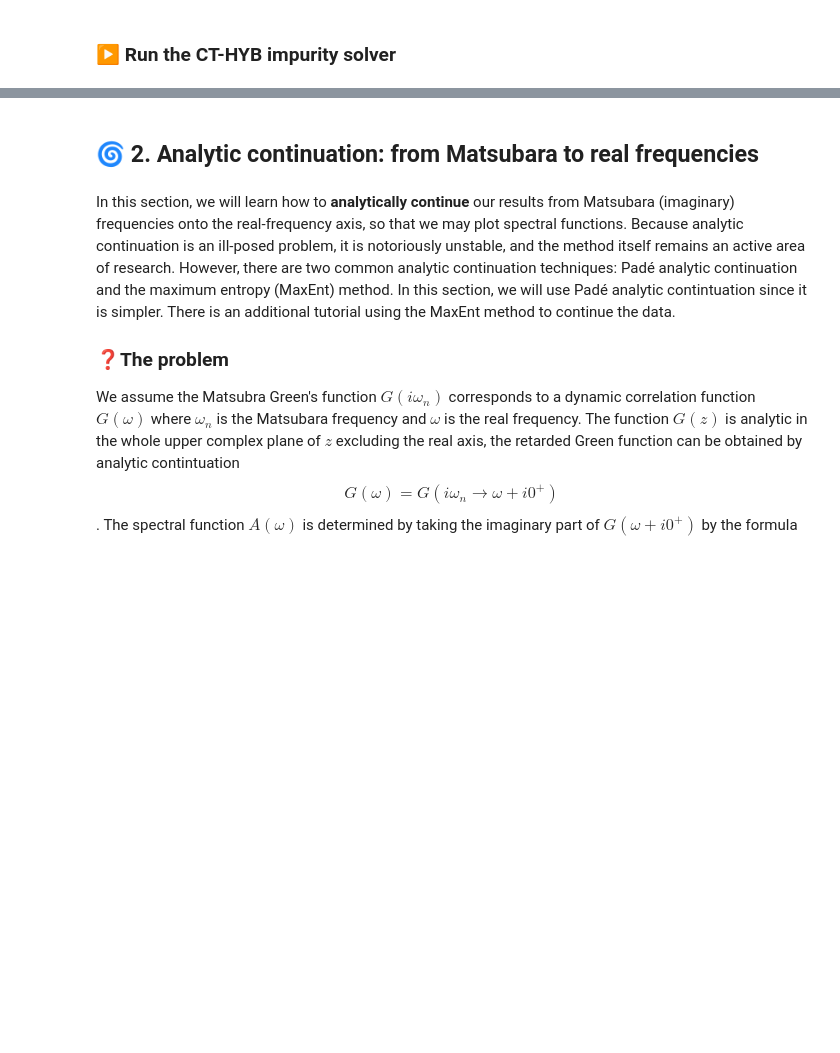
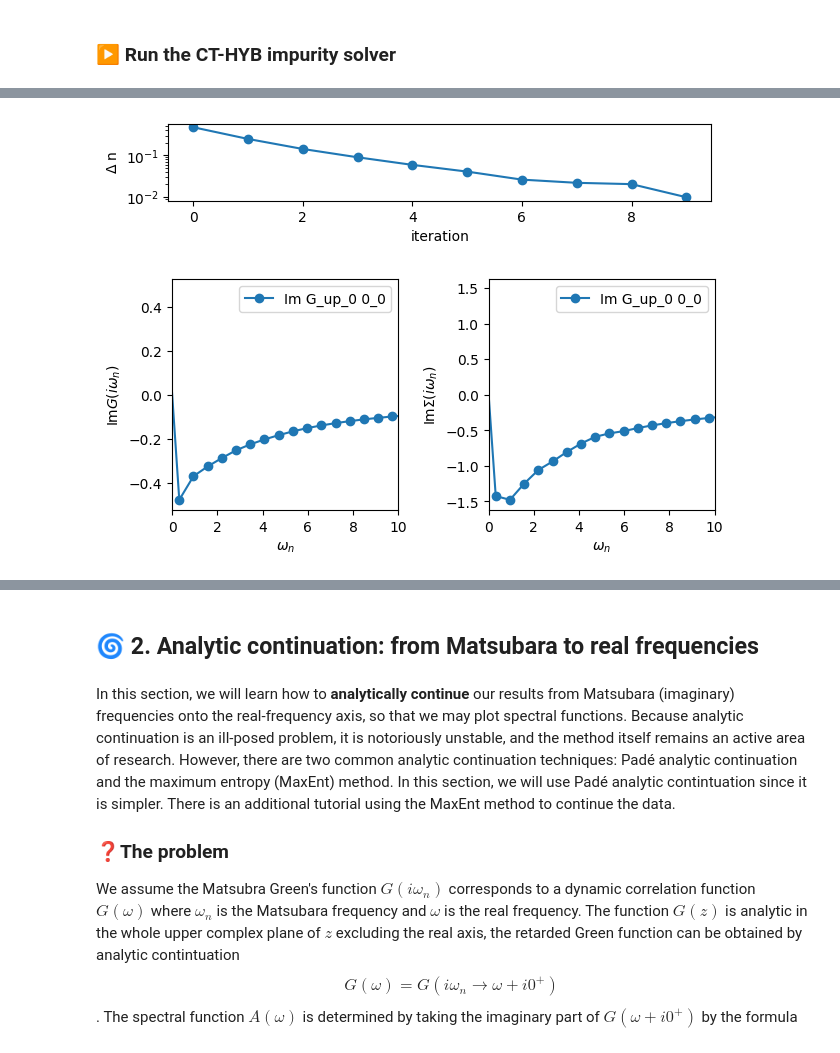
Before and after one commit to harrisonlabollita/TRIQS-tutorials, a Jupyter notebook: ModEST-DMFT/02s-lco-one-band.ipynb, the cells around one changed output, grey strips where cells are left out. Saved outputs shown, nothing was run; the diff lists cells and outputs as text; code cells hidden in the pictures; blank space fills up the shorter version.

```diff
--- a/ModEST-DMFT/02s-lco-one-band.ipynb
+++ b/ModEST-DMFT/02s-lco-one-band.ipynb
@@ -447,17 +476,17 @@ Execution time: 0.130599 seconds
 # %%
-fig, ax = plt.subplots(figsize=(5,1))
+fig, ax = plt.subplots(figsize=(7,1))
 ax.semilogy(delta_n, 'o-')
+ax.set_xlabel('iteration'); ax.set_ylabel(r'$\Delta$ n')
 
-fig, ax = plt.subplots(2,2,sharex=True)
-ax[0,0].oplot(solver_results.Sigma_iw['up_0'].real, 'o-', label=r'Re$\Sigma$')
-ax[0,1].oplot(solver_results.Sigma_iw['up_0'].imag, 'o-', label=r'Im$\Sigma$')
-ax[0,0].set_xlim(0, 20)
-
-ax[1,0].oplot(solver_results.G_iw['up_0'].real, 'o-', label=r'Re$G$')
-ax[1,1].oplot(solver_results.G_iw['up_0'].imag, 'o-', label=r'Im$G$')
-
-plt.subplots_adjust(hspace=0.4, wspace=0.4)
+fig, ax = plt.subplots(1,2,sharex=True, figsize=(7,3))
+ax[0].oplot(solver_results.G_iw['up_0'].imag, 'o-'); ax[0].set_ylabel(r'Im$G(i\omega_{n})$')
+ax[1].oplot(solver_results.Sigma_iw['up_0'].imag, 'o-'); ax[1].set_ylabel(r'Im$\Sigma(i\omega_{n})$')
+ax[0].set_xlim(0, 10);
+plt.subplots_adjust(wspace=0.4)
 plt.show()
+# %% [output]
+[figure, added]
+[figure, added]
 # %% [markdown]
 ### 🧪 Exercise 8: Estimate Z from the Matsubara self-energy
 
```
Also changed, not shown: parts of 29 cells of this notebook, 4 other files.
